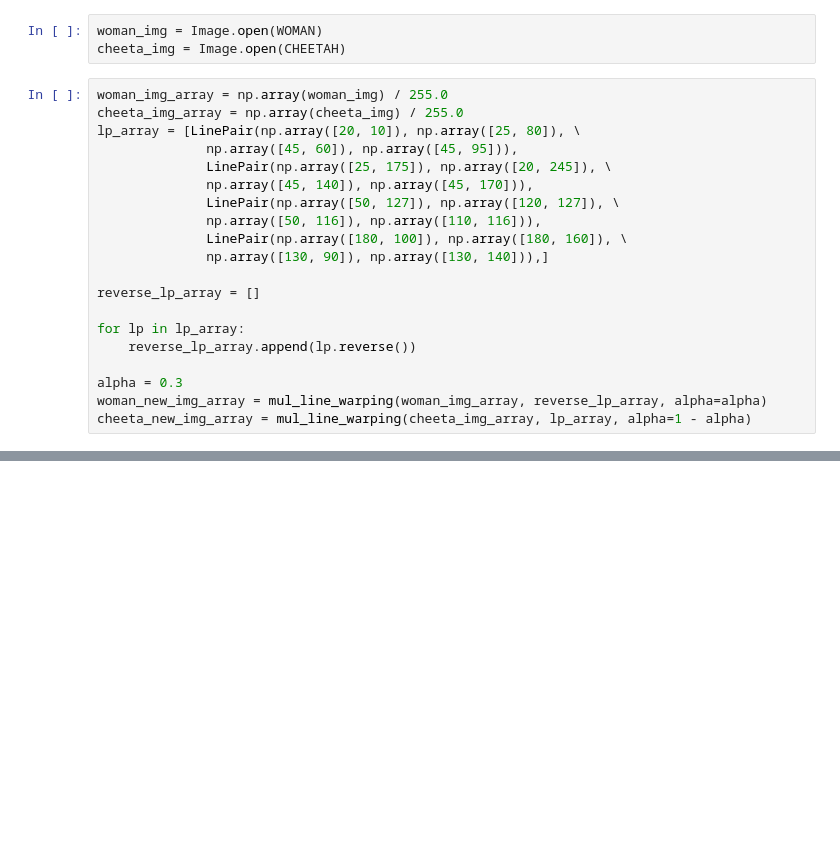
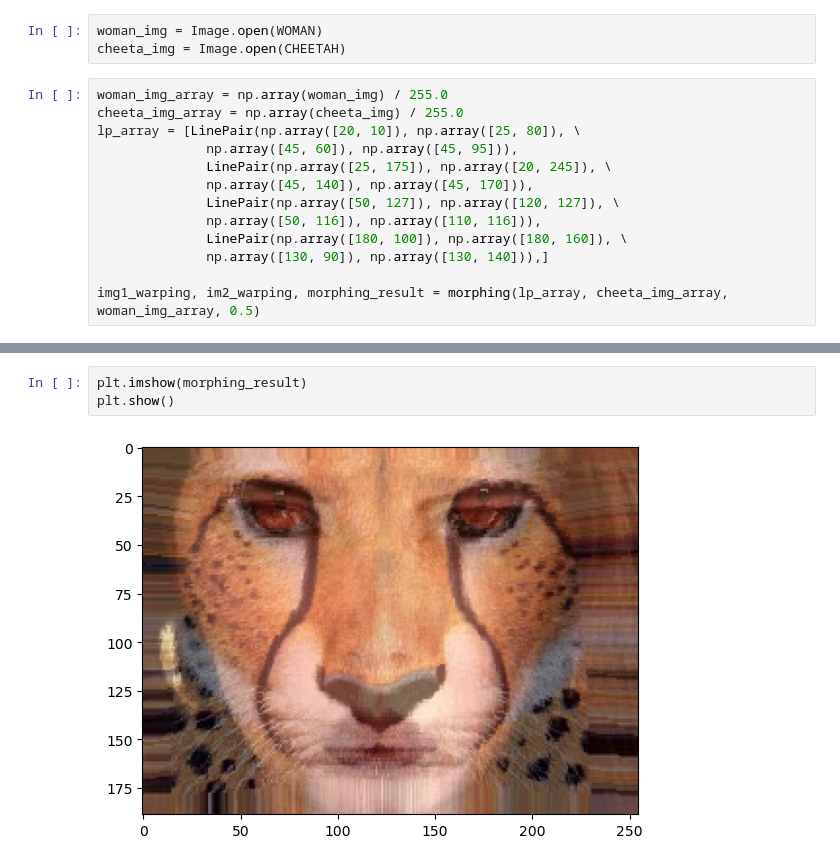
Before and after one commit to weiso131/graphic_hw2, a Jupyter notebook: warping_exp.ipynb, the cells around one changed output, grey strips where cells are left out. Saved outputs shown, nothing was run; the diff lists cells and outputs as text; blank space fills up the shorter version.

```diff
--- a/warping_exp.ipynb
+++ b/warping_exp.ipynb
@@ -24,11 +24,4 @@ lp_array = [LinePair(np.array([20, 10]), np.array([25, 80]), \
               LinePair(np.array([180, 100]), np.array([180, 160]), \
               np.array([130, 90]), np.array([130, 140])),]
 
-reverse_lp_array = []
-
-for lp in lp_array:
-    reverse_lp_array.append(lp.reverse())
-
-alpha = 0.3
-woman_new_img_array = mul_line_warping(woman_img_array, reverse_lp_array, alpha=alpha)
-cheeta_new_img_array = mul_line_warping(cheeta_img_array, lp_array, alpha=1 - alpha)
+img1_warping, im2_warping, morphing_result = morphing(lp_array, cheeta_img_array, woman_img_array, 0.5)
@@ -45,0 +28,5 @@ plt.show()
+# %%
+plt.imshow(morphing_result)
+plt.show()
+# %% [output]
+[figure, added]
```
Also changed, not shown: parts of 2 cells of this notebook, 1 other file.
